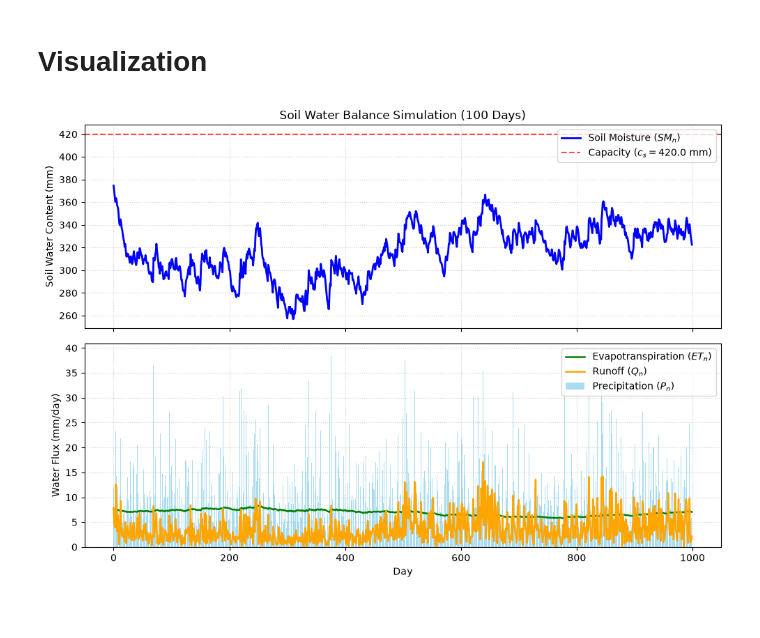
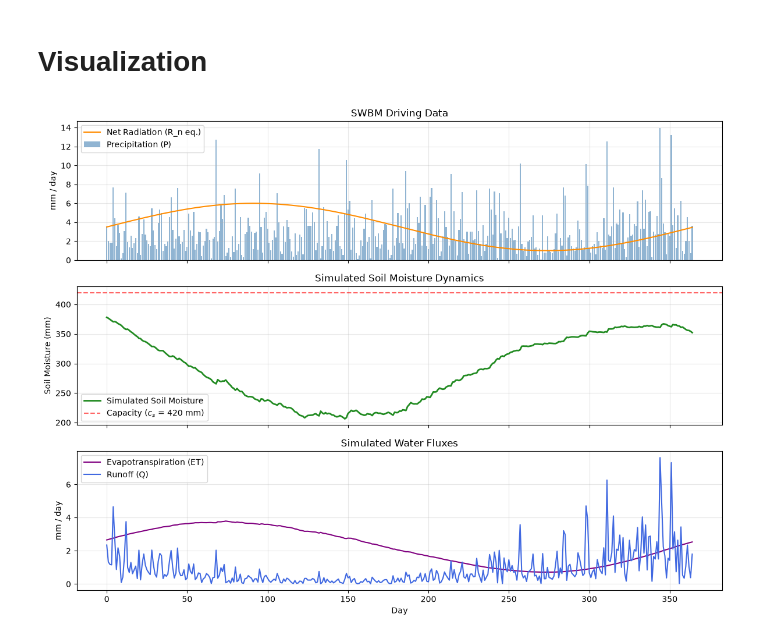
Before and after one commit to SanRoy-9/Earth_Sys_Modelling, a Jupyter notebook: tutorials/Water_Balance_Model.ipynb, the cells around one changed output. Saved outputs shown, nothing was run; the diff lists cells and outputs as text; code cells hidden in the pictures; blank space fills up the shorter version.

Commit message:
Updated the SWBM with LAI

```diff
--- a/tutorials/Water_Balance_Model.ipynb
+++ b/tutorials/Water_Balance_Model.ipynb
@@ -19,2 +31,0 @@ params = {
-# %%
-initial_soil_moisture = 0.9 * params['c_s']  # 378.0 mm
@@ -23,14 +32,3 @@ initial_soil_moisture = 0.9 * params['c_s']  # 378.0 mm
-# %%
-days = 1000
-np.random.seed(42)
-driving_data = pd.DataFrame({
-    'day': np.arange(days),
-    'rainfall': np.random.gamma(
-        shape=2, scale=5, size=days
-    ),  # Daily precipitation P_n (mm)
-    'radiation': 10.0
-    + 1.5 * np.sin(np.arange(days) / days * 2 * np.pi),  # Daily net radiation R_n (mm eq)
-})
 # %% [markdown]
 # Model Components output
 # %%
@@ -155,56 +138,34 @@ Day |  P (mm) |  R (mm) |  Q (mm) | ET (mm) |   SM (mm)
 # %% [markdown]
 # Visualization
 # %%
-fig, (ax1, ax2) = plt.subplots(2, 1, figsize=(10, 7), sharex=True)
+fig, axes = plt.subplots(3, 1, figsize=(12, 9), sharex=True)
 
-# Soil Moisture State
-ax1.plot(
-    driving_data['day'],
-    driving_data['soil_moisture'],
-    color='blue',
-    linewidth=2,
-    label='Soil Moisture ($SM_n$)',
-)
-ax1.axhline(
-    y=params['c_s'],
-    color='red',
-    linestyle='--',
-    alpha=0.7,
-    label=f"Capacity ($c_s = {params['c_s']}$ mm)",
-)
-ax1.set_ylabel('Soil Water Content (mm)')
-ax1.set_title('Soil Water Balance Simulation (100 Days)')
-ax1.legend(loc='upper right')
-ax1.grid(True, linestyle=':', alpha=0.6)
+# Panel 1: Driving Data
+axes[0].bar(sim_results['day'], sim_results['P'], color='steelblue', alpha=0.6, label='Precipitation (P)')
+axes[0].plot(sim_results['day'], sim_results['R_n'], color='darkorange', linewidth=1.5, label='Net Radiation (R_n eq.)')
+axes[0].set_ylabel('mm / day')
+axes[0].set_title('SWBM Driving Data')
+axes[0].legend()
+axes[0].grid(alpha=0.3)
 
-# Daily Water Fluxes (P, Q, ET)
-ax2.bar(
-    driving_data['day'],
-    driving_data['rainfall'],
-    color='skyblue',
-    alpha=0.7,
-    label='Precipitation ($P_n$)',
-)
-ax2.plot(
-    driving_data['day'],
-    driving_data['ET'],
-    color='green',
-    linewidth=1.8,
-    label='Evapotranspiration ($ET_n$)',
-)
-ax2.plot(
-    driving_data['day'],
-    driving_data['runoff'],
-    color='orange',
-    linewidth=1.8,
-    label='Runoff ($Q_n$)',
-)
-ax2.set_xlabel('Day')
-ax2.set_ylabel('Water Flux (mm/day)')
-ax2.legend(loc='upper right')
-ax2.grid(True, linestyle=':', alpha=0.6)
+# Panel 2: Soil Moisture (State Variable)
+axes[1].plot(sim_results['day'], sim_results['SM'], color='forestgreen', linewidth=2, label='Simulated Soil Moisture')
+axes[1].axhline(swbm_params['c_s'], color='red', linestyle='--', alpha=0.6, label='Capacity ($c_s$ = 420 mm)')
+axes[1].set_ylabel('Soil Moisture (mm)')
+axes[1].set_title('Simulated Soil Moisture Dynamics')
+axes[1].legend()
+axes[1].grid(alpha=0.3)
+
+# Panel 3: Outgoing Fluxes (ET and Runoff)
+axes[2].plot(sim_results['day'], sim_results['ET'], color='purple', linewidth=1.5, label='Evapotranspiration (ET)')
+axes[2].plot(sim_results['day'], sim_results['Runoff'], color='royalblue', linewidth=1.5, label='Runoff (Q)')
+axes[2].set_xlabel('Day')
+axes[2].set_ylabel('mm / day')
+axes[2].set_title('Simulated Water Fluxes')
+axes[2].legend()
+axes[2].grid(alpha=0.3)
 
 plt.tight_layout()
 plt.show()
 # %% [output]
-[figure, old version]
+[figure, new version]
```
Also changed, not shown: parts of 7 cells of this notebook, 2 other files.
